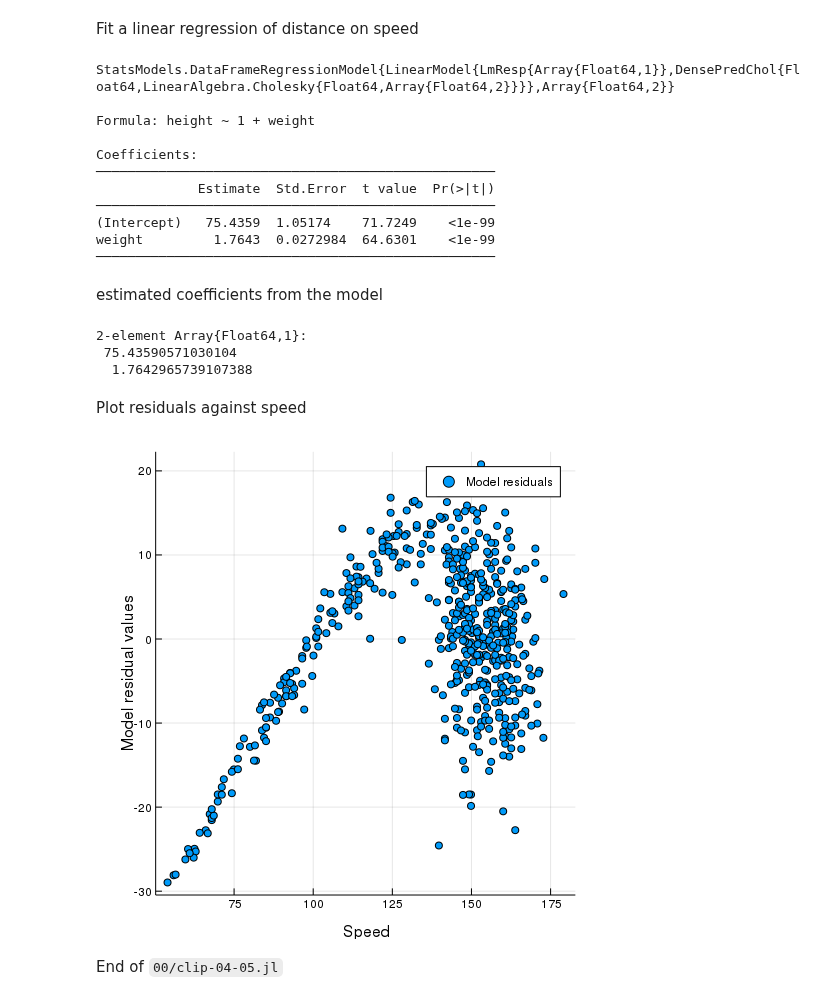
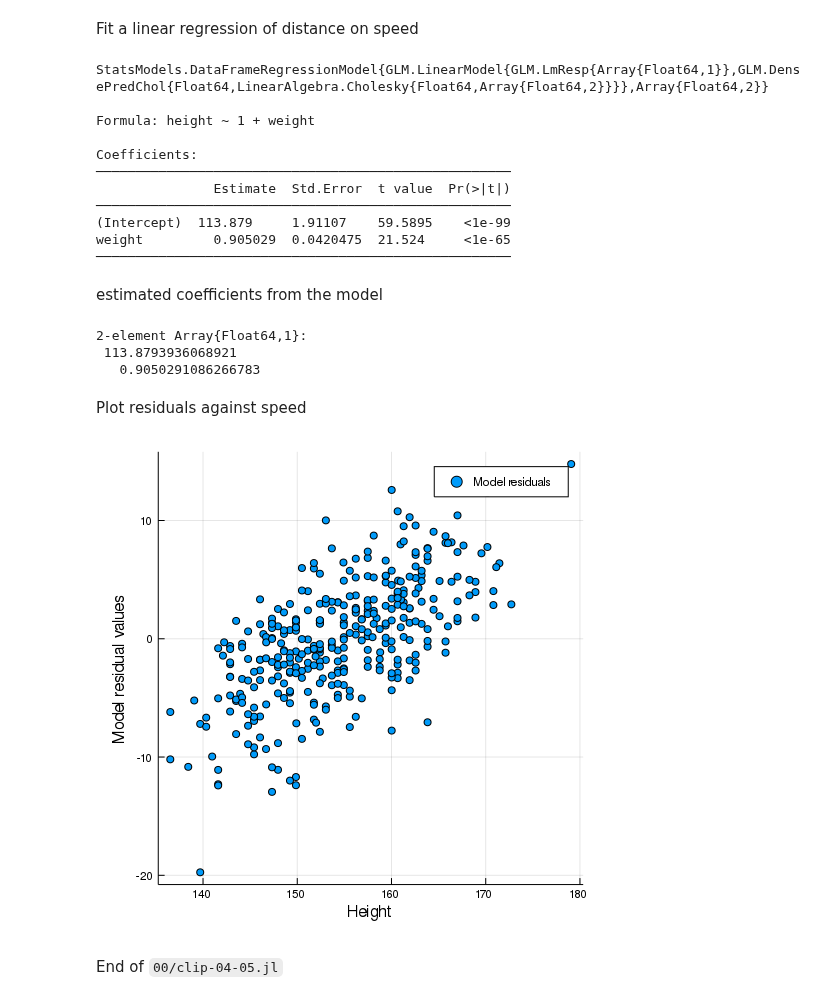
Before and after one commit to StatisticalRethinkingJulia/StatisticalRethinking.jl, a Jupyter notebook: notebooks/00/clip-04-05.ipynb, the cells around one changed output. Drawn from its saved outputs; the diff is of its cells as text; code cells hidden in the pictures.

```diff
--- a/notebooks/00/clip-04-05.ipynb
+++ b/notebooks/00/clip-04-05.ipynb
@@ -13,7 +10,8 @@ If this is not a common R dataset, see the chapter 4 snippets.
 # %%
 howell1 = CSV.read(rel_path("..", "data", "Howell1.csv"), delim=';')
 df = convert(DataFrame, howell1);
-first(df, 5)
+df2 = filter(row -> row[:age] >= 18, df);
+first(df2, 5)
 # %% [output]
 5 rows × 4 columns
 |  | height | weight | age | male |
@@ -26,34 +24,34 @@ first(df, 5)
 # %% [markdown]
 Fit a linear regression of distance on speed
 # %%
-m = lm(@formula(height ~ weight), df)
+m = lm(@formula(height ~ weight), df2)
 # %% [output]
-StatsModels.DataFrameRegressionModel{LinearModel{LmResp{Array{Float64,1}},DensePredChol{Float64,LinearAlgebra.Cholesky{Float64,Array{Float64,2}}}},Array{Float64,2}}
+StatsModels.DataFrameRegressionModel{GLM.LinearModel{GLM.LmResp{Array{Float64,1}},GLM.DensePredChol{Float64,LinearAlgebra.Cholesky{Float64,Array{Float64,2}}}},Array{Float64,2}}
 
 Formula: height ~ 1 + weight
 
 Coefficients:
-───────────────────────────────────────────────────
-             Estimate  Std.Error  t value  Pr(>|t|)
-───────────────────────────────────────────────────
-(Intercept)   75.4359  1.05174    71.7249    <1e-99
-weight         1.7643  0.0272984  64.6301    <1e-99
-───────────────────────────────────────────────────
+─────────────────────────────────────────────────────
+               Estimate  Std.Error  t value  Pr(>|t|)
+─────────────────────────────────────────────────────
+(Intercept)  113.879     1.91107    59.5895    <1e-99
+weight         0.905029  0.0420475  21.524     <1e-65
+─────────────────────────────────────────────────────
 # %% [markdown]
 estimated coefficients from the model
 # %%
 coef(m)
 # %% [output]
 2-element Array{Float64,1}:
- 75.43590571030104
-  1.7642965739107388
+ 113.8793936068921
+   0.9050291086266783
 # %% [markdown]
 Plot residuals against speed
 # %%
-scatter( df[:height], residuals(m), xlab="Speed",
+scatter( df2[:height], residuals(m), xlab="Height",
 ylab="Model residual values", lab="Model residuals")
 # %% [output]
-[figure, old version]
+[figure, new version]
 # %% [markdown]
 End of `00/clip-04-05.jl`
 # %% [markdown]
```
Also changed, not shown: parts of 1 cell of this notebook, 25 other files.
